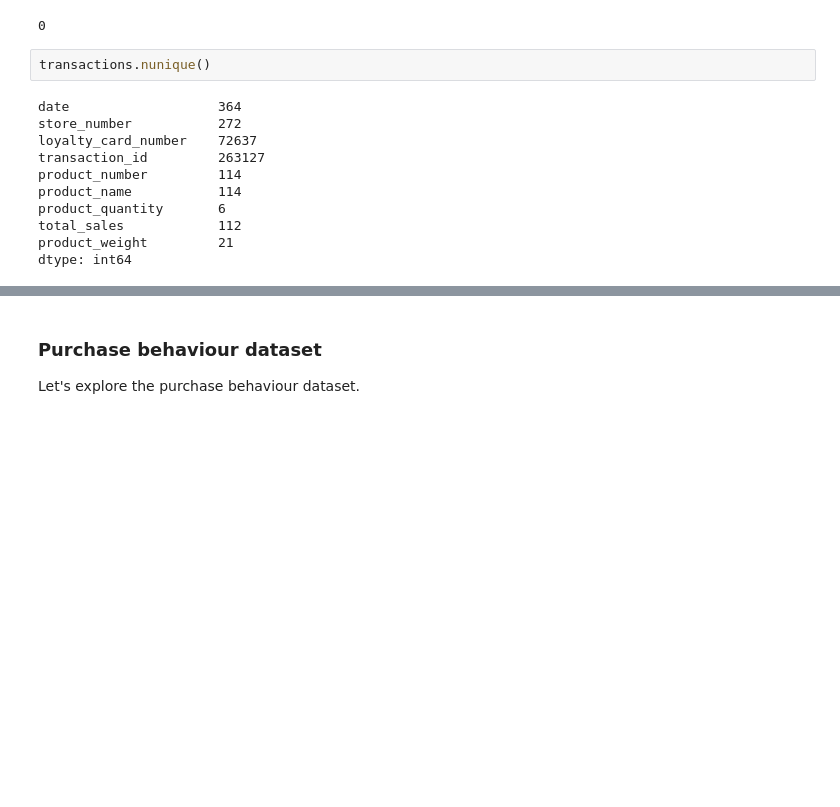
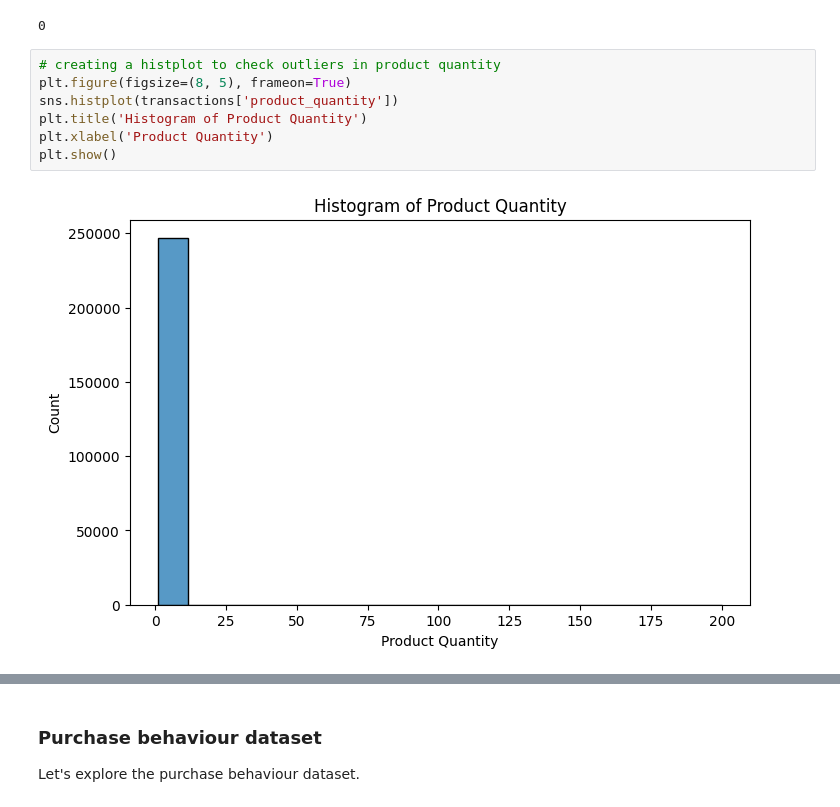
Before and after one commit to 7086600/quantium_project, a Jupyter notebook: quantium.ipynb, the cells around one changed output, grey strips where cells are left out. Drawn from its saved outputs; the diff is of its cells as text; blank space fills up the shorter version.

```diff
--- a/quantium.ipynb
+++ b/quantium.ipynb
@@ -343,16 +346,12 @@ transactions.drop_duplicates(inplace=True)
 transactions.duplicated().sum()
 # %% [output]
 0
-# %%
-transactions.nunique()
-# %% [output]
-date                   364
-store_number           272
-loyalty_card_number    72637
-transaction_id         263127
-product_number         114
-product_name           114
-product_quantity       6
-total_sales            112
-product_weight         21
-dtype: int64
+# %%
+# creating a histplot to check outliers in product quantity
+plt.figure(figsize=(8, 5), frameon=True)
+sns.histplot(transactions['product_quantity'])
+plt.title('Histogram of Product Quantity')
+plt.xlabel('Product Quantity')
+plt.show()
+# %% [output]
+[figure, added]
```
Also changed, not shown: parts of 9 cells of this notebook.
